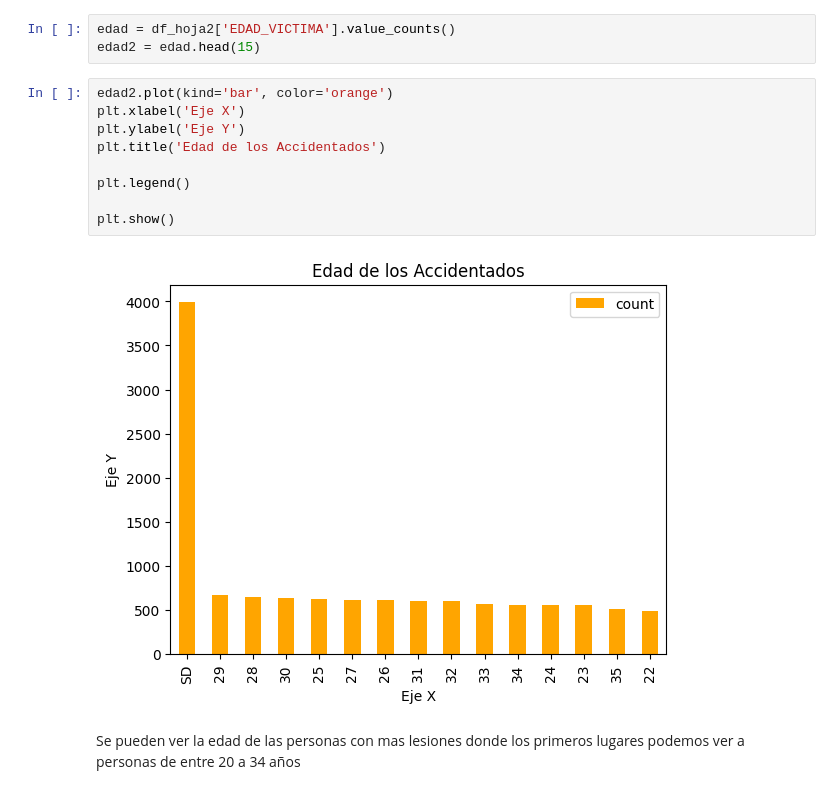
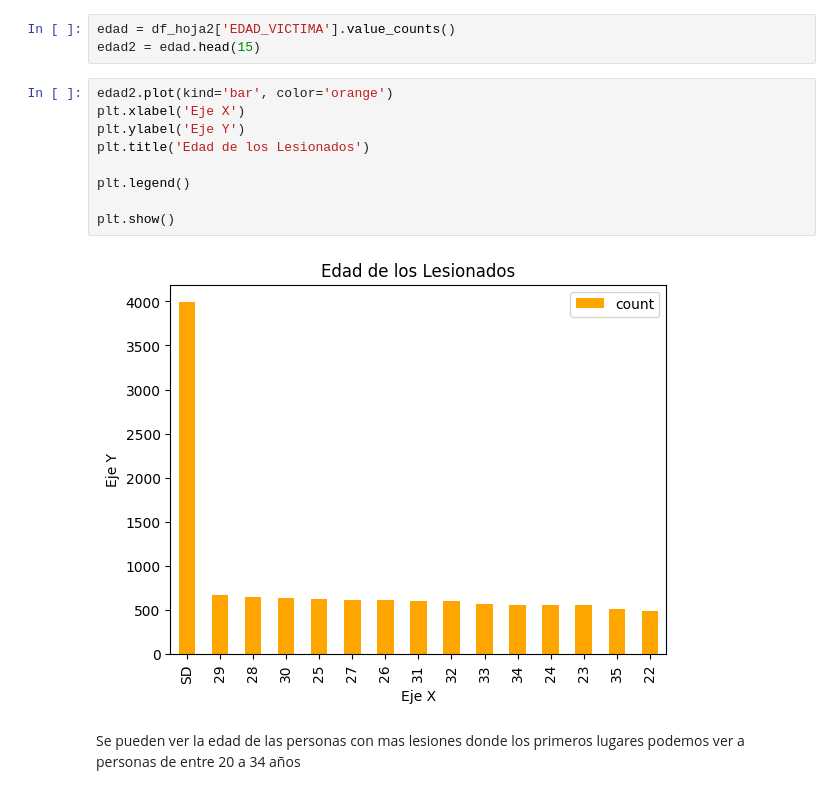
Before and after one commit to 0Notak/PI2-HENRY, a Jupyter notebook: EDA.ipynb, the cells around one changed output. Cells and saved outputs as stored; diff of their text form.

```diff
--- a/EDA.ipynb
+++ b/EDA.ipynb
@@ -80,14 +82,14 @@ edad2 = edad.head(15)
 # %%
 edad2.plot(kind='bar', color='orange')
 plt.xlabel('Eje X')
 plt.ylabel('Eje Y')
-plt.title('Edad de los Accidentados')
+plt.title('Edad de los Lesionados')
 
 plt.legend()
 
 plt.show()
 # %% [output]
-[figure, old version]
+[figure, new version]
 # %% [markdown]
 Se pueden ver la edad de las personas con mas lesiones donde los primeros lugares podemos ver a personas de entre 20 a 34 años
 # %%
```
Also changed, not shown: parts of 3 cells of this notebook.
